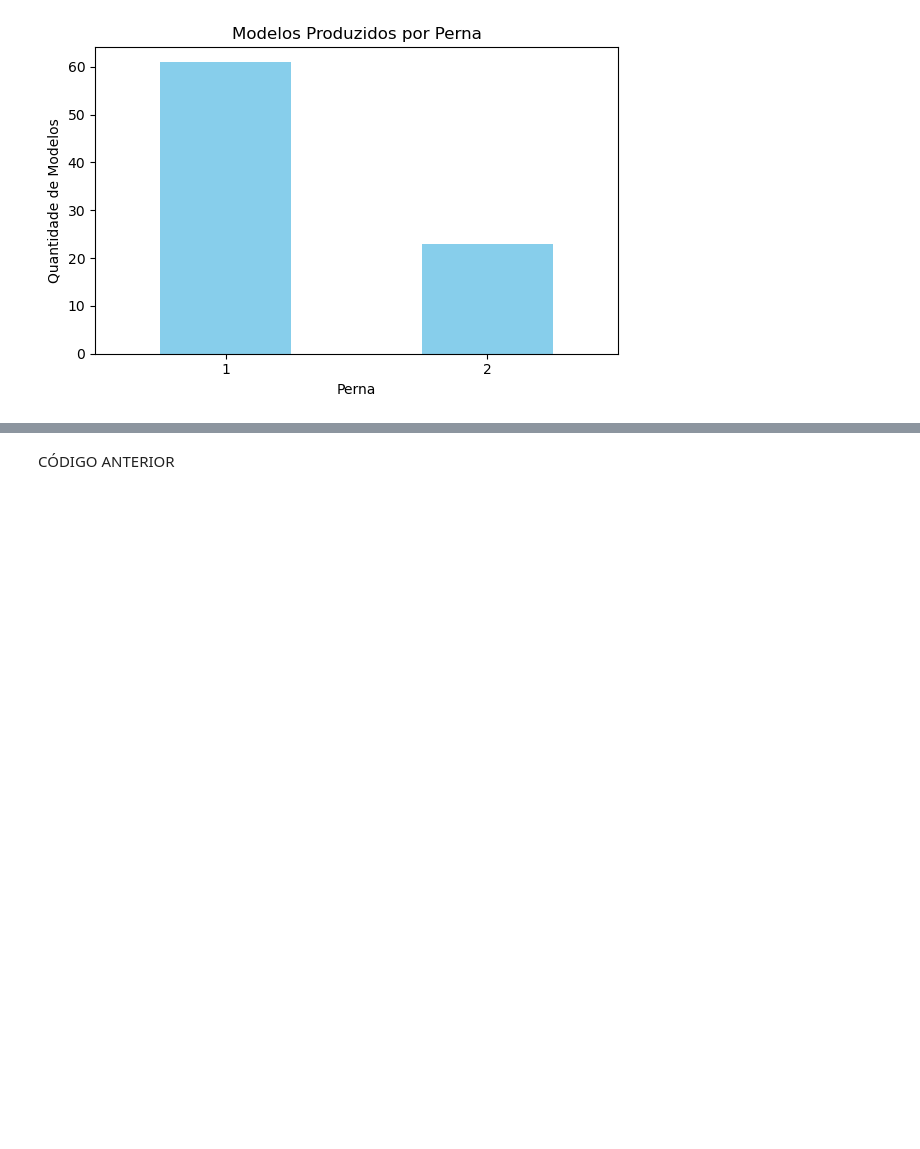
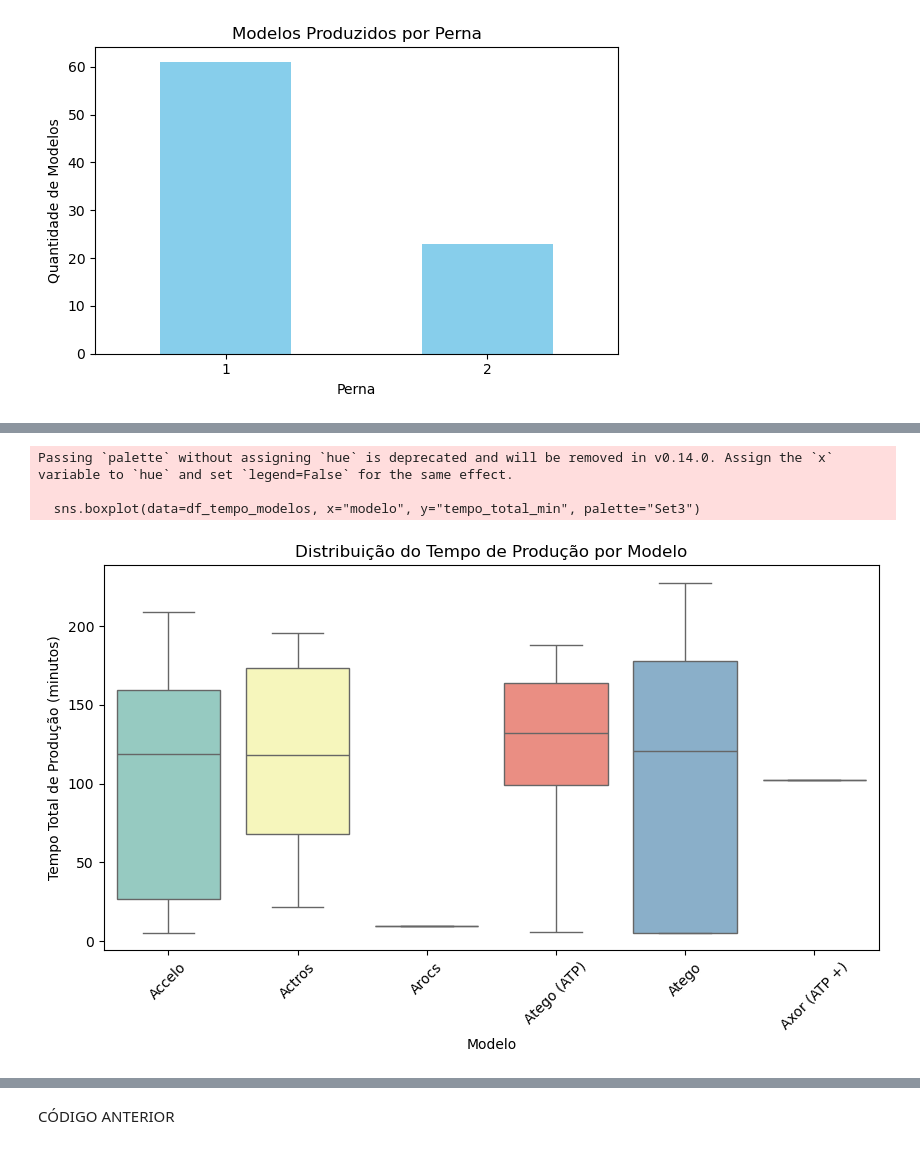
Before and after one commit to MatheusFariasPJ/PROJETO_MERCEDES, a Jupyter notebook: SIMULADOR.ipynb, the cells around one changed output, grey strips where cells are left out. Drawn from its saved outputs; the diff is of its cells as text; code cells hidden in the pictures; blank space fills up the shorter version.

```diff
--- a/SIMULADOR.ipynb
+++ b/SIMULADOR.ipynb
@@ -666,0 +473,21 @@ plt.show()
+# %%
+# Tempo total por modelo individual (nome), com identificação do tipo de modelo (ex: Accelo, Atego)
+df_tempo_modelos = df_log.groupby("nome").agg(
+    modelo=("modelo", "first"),
+    tempo_total_min=("duracao", "sum")
+).reset_index()
+df_tempo_modelos["tempo_total_min"] = df_tempo_modelos["tempo_total_min"] / 60  # segundos → minutos
+
+# Boxplot
+plt.figure(figsize=(10, 5))
+sns.boxplot(data=df_tempo_modelos, x="modelo", y="tempo_total_min", palette="Set3")
+plt.title("Distribuição do Tempo de Produção por Modelo")
+plt.xlabel("Modelo")
+plt.ylabel("Tempo Total de Produção (minutos)")
+plt.xticks(rotation=45)
+plt.show()
+# %% [output]
+Passing `palette` without assigning `hue` is deprecated and will be removed in v0.14.0. Assign the `x` variable to `hue` and set `legend=False` for the same effect.
+
+  sns.boxplot(data=df_tempo_modelos, x="modelo", y="tempo_total_min", palette="Set3")
+[figure, added]
```
Also changed, not shown: parts of 22 cells of this notebook.
